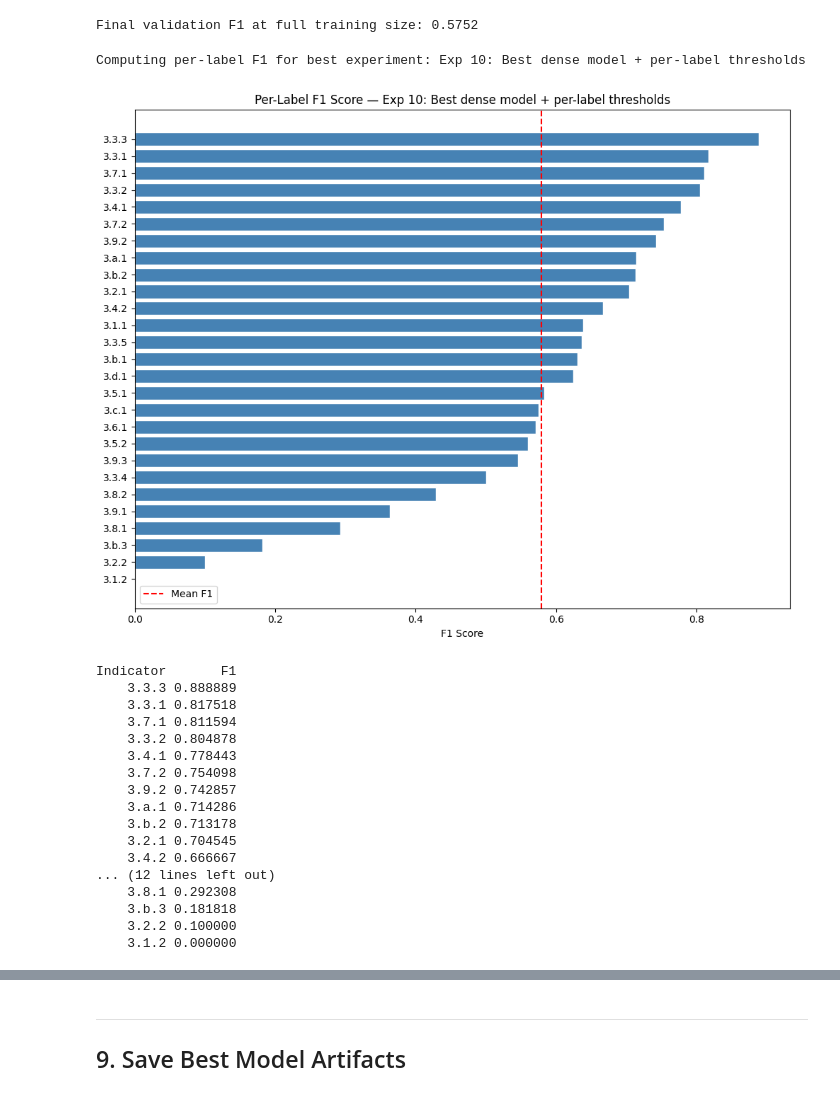
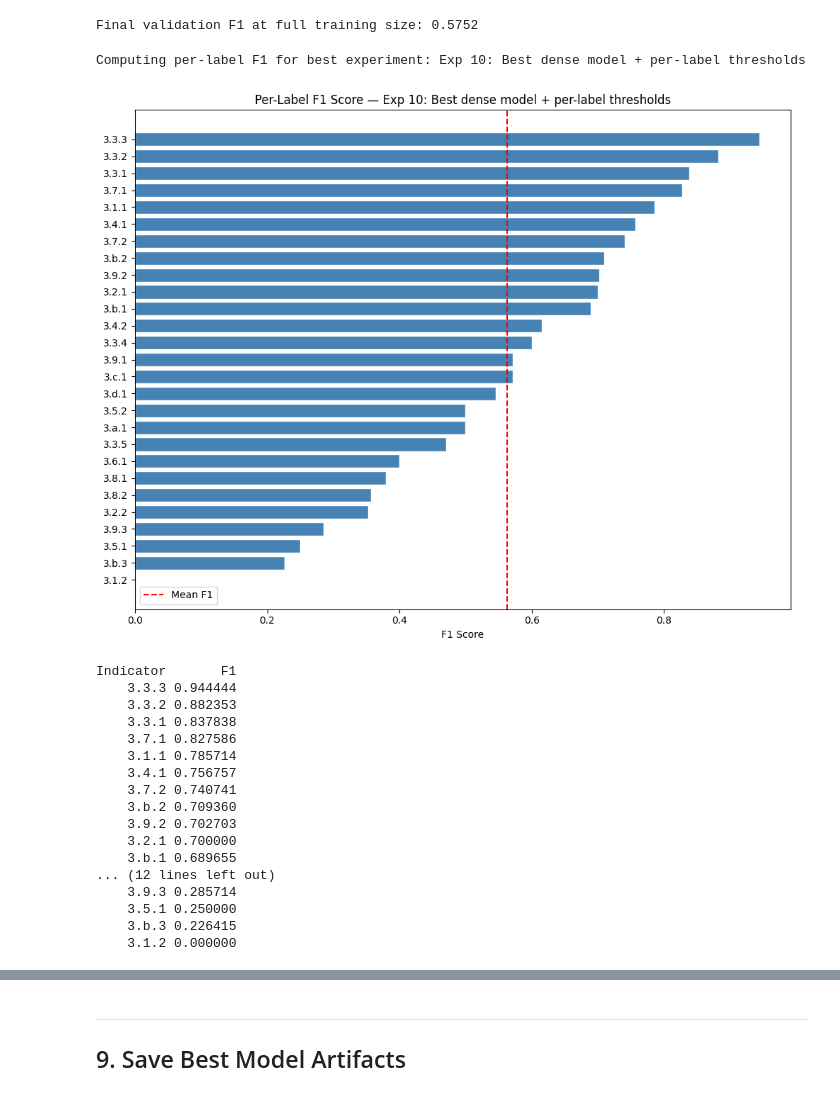
Before and after one commit to dahamkakooza/SGD_formative_ll_group_1, a Jupyter notebook: notebooks/sdg3_classification.ipynb, the cells around one changed output, grey strips where cells are left out. Cells and saved outputs as stored; diff of their text form; code cells hidden in the pictures.

```diff
--- a/notebooks/sdg3_classification.ipynb
+++ b/notebooks/sdg3_classification.ipynb
@@ -563,6 +563,16 @@ X_train, X_val, Y_train, Y_val = train_test_split(
     train_texts_clean, Y, test_size=0.2, random_state=SEED
 )
 
-print(f'Training samples  : {len(X_train)}')
-print(f'Validation samples: {len(X_val)}')
+# Split the validation set into two disjoint halves:
+#   VAL-TUNE  -> used ONLY to select per-label thresholds
+#   VAL-FINAL -> used ONLY to report Hamming Loss for threshold-tuned experiments
+# Models are NOT trained on either half, and thresholds are never tuned on the
+# half they are scored on. This prevents threshold-selection leakage.
+val_idx = np.arange(len(X_val))
+tune_idx, final_idx = train_test_split(val_idx, test_size=0.5, random_state=SEED)
+
+print(f'Training samples   : {len(X_train)}')
+print(f'Validation samples : {len(X_val)}')
+print(f'  -> threshold-tune : {len(tune_idx)}')
+print(f'  -> final-eval     : {len(final_idx)}')
 # %% [output]
@@ -1141,18 +1165,26 @@ print(f'Using {best_dense_name} as base for Exp 10.')
 
 Y_prob_exp10 = best_dense_clf.predict_proba(Xvl_st)
 
-best_thresholds_exp10 = per_label_threshold_tuning(Y_prob_exp10, Y_val)
+# Tune thresholds on VAL-TUNE half, score on VAL-FINAL half.
+best_thresholds_exp10 = per_label_threshold_tuning(Y_prob_exp10[tune_idx], Y_val[tune_idx])
 
-Y_pred_exp10 = np.zeros_like(Y_prob_exp10, dtype=int)
+Y_pred_exp10 = np.zeros((len(final_idx), Y_prob_exp10.shape[1]), dtype=int)
 for j, thr in enumerate(best_thresholds_exp10):
-    Y_pred_exp10[:, j] = (Y_prob_exp10[:, j] >= thr).astype(int)
+    Y_pred_exp10[:, j] = (Y_prob_exp10[final_idx, j] >= thr).astype(int)
+Y_true_exp10 = Y_val[final_idx]
+
+base_pred10_final = (Y_prob_exp10[final_idx] >= 0.5).astype(int)
+print(f'Same-half effect of thresholding | {best_dense_name} base '
+      f'{hamming_loss(Y_true_exp10, base_pred10_final):.4f} -> Exp10 tuned '
+      f'{hamming_loss(Y_true_exp10, Y_pred_exp10):.4f}')
 
 hl10 = evaluate(
-    Y_val, Y_pred_exp10,
+    Y_true_exp10, Y_pred_exp10,
     experiment_name='Exp 10: Best dense model + per-label thresholds',
     what_changed=f'Added per-label threshold tuning on top of {best_dense_name}',
     why='Threshold tuning improved Exp 6 over Exp 3; testing whether it helps on the best dense model too',
-    notes=f'Threshold range: {best_thresholds_exp10.min():.2f} – {best_thresholds_exp10.max():.2f}',
+    notes=f'Thresholds tuned on held-out val-tune half, scored on val-final half. '
+          f'Range: {best_thresholds_exp10.min():.2f}-{best_thresholds_exp10.max():.2f}',
 )
 # %% [output]
 Using Exp 9 (ST + SVM) as base for Exp 10.
@@ -1289,51 +1322,60 @@ pred_map = {
     'Exp 8: Sentence-Transformer + LR'                  : Y_pred_exp8,
     'Exp 9: Sentence-Transformer + LinearSVC'           : Y_pred_exp9,
     'Exp 10: Best dense model + per-label thresholds'   : Y_pred_exp10,
 }
 
 # Include Exp 7 only if GloVe was available and the experiment ran.
 if glove_dict is not None and 'hl7' in dir():
     pred_map['Exp 7: GloVe averaged + LR'] = Y_pred_exp7
 
+# Pair each experiment with the ground-truth set it was scored on.
+# Most experiments were scored on the full validation set; the threshold-tuned
+# experiments (6 and 10) were scored on the held-out val-final half, so they
+# need their matching ground-truth slice.
+truth_map = {name: Y_val for name in pred_map}
+truth_map['Exp 6: TF-IDF unigram + LR + per-label thresholds'] = Y_true_exp6
+truth_map['Exp 10: Best dense model + per-label thresholds']    = Y_true_exp10
+Y_true_best = truth_map.get(best_exp_name, Y_val)
+
 Y_best = pred_map.get(best_exp_name)
 if Y_best is not None:
-    per_label_f1 = f1_score(Y_val, Y_best, average=None, zero_division=0)
+    per_label_f1 = f1_score(Y_true_best, Y_best, average=None, zero_division=0)
     short_labels  = [c.split(' - ')[0] for c in mlb.classes_]
     df_per_label  = pd.DataFrame({'Indicator': short_labels, 'F1': per_label_f1})
     df_per_label  = df_per_label.sort_values('F1', ascending=False)
 
     fig, ax = plt.subplots(figsize=(10, 8))
     ax.barh(df_per_label['Indicator'], df_per_label['F1'],
             color='steelblue', edgecolor='white')
     ax.set_xlabel('F1 Score')
     ax.set_title(f'Per-Label F1 Score — {best_exp_name}')
     ax.invert_yaxis()
     ax.axvline(x=per_label_f1.mean(), color='red', linestyle='--', label='Mean F1')
     ax.legend()
     plt.tight_layout()
     plt.savefig(ARTIFACTS_DIR / 'per_label_f1_best_model.png', dpi=150)
     plt.show()
 
     print(df_per_label.to_string(index=False))
 # %% [output]
 Computing per-label F1 for best experiment: Exp 10: Best dense model + per-label thresholds
-[figure, old version]
+[figure, new version]
 Indicator       F1
-    3.3.3 0.888889
-    3.3.1 0.817518
-    3.7.1 0.811594
-    3.3.2 0.804878
-    3.4.1 0.778443
-    3.7.2 0.754098
-    3.9.2 0.742857
-    3.a.1 0.714286
-    3.b.2 0.713178
-    3.2.1 0.704545
-    3.4.2 0.666667
+    3.3.3 0.944444
+    3.3.2 0.882353
+    3.3.1 0.837838
+    3.7.1 0.827586
+    3.1.1 0.785714
+    3.4.1 0.756757
+    3.7.2 0.740741
+    3.b.2 0.709360
+    3.9.2 0.702703
+    3.2.1 0.700000
+    3.b.1 0.689655
 ... (12 lines left out)
-    3.8.1 0.292308
-    3.b.3 0.181818
-    3.2.2 0.100000
+    3.9.3 0.285714
+    3.5.1 0.250000
+    3.b.3 0.226415
     3.1.2 0.000000
 # %%
 # Per-label precision, recall, and F1 breakdown for the best model.
```
Also changed, not shown: parts of 11 cells of this notebook.
